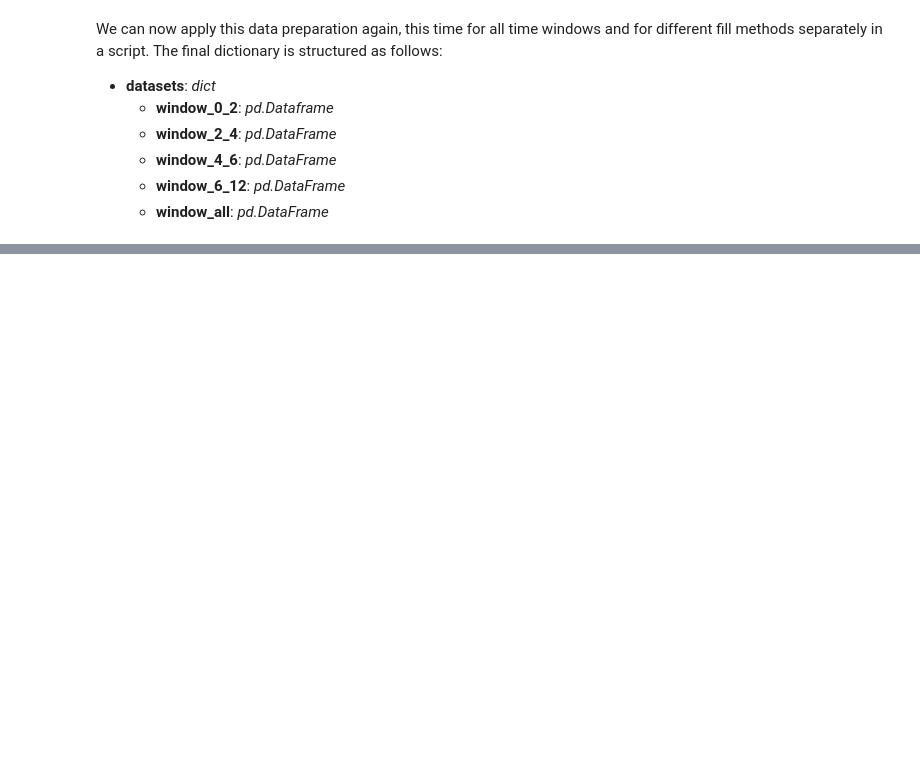
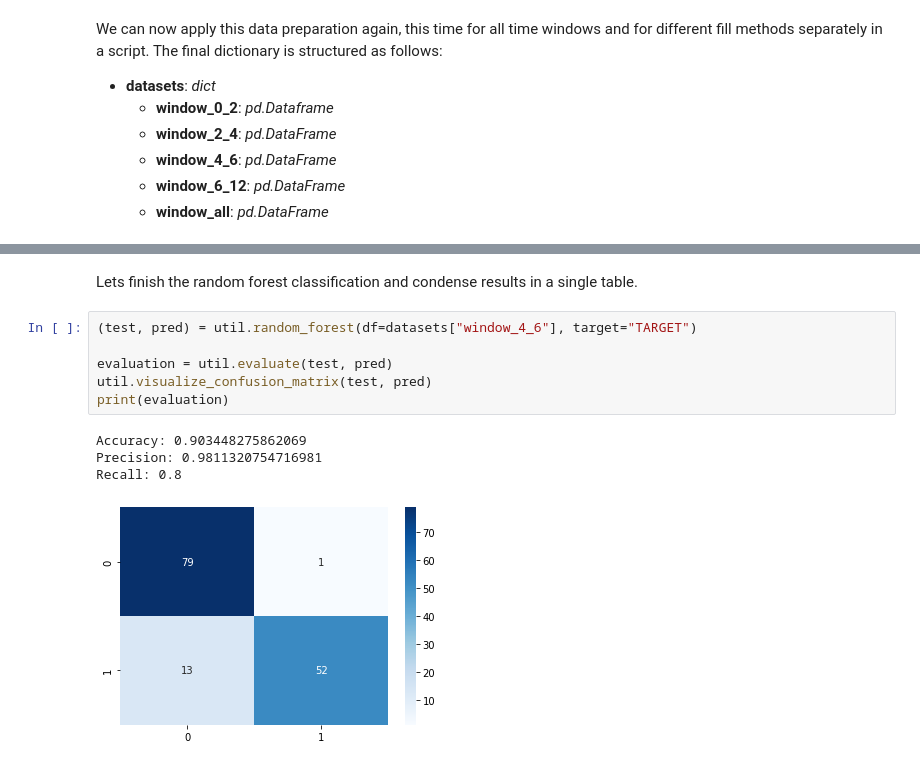
Before and after one commit to JakobSkornik/covid19-admission, a Jupyter notebook: main.ipynb, the cells around one changed output, grey strips where cells are left out. Drawn from its saved outputs; the diff is of its cells as text; blank space fills up the shorter version.

```diff
--- a/main.ipynb
+++ b/main.ipynb
@@ -323,0 +351,13 @@ test = datasets["window_0_2"]
+# %% [markdown]
+Lets finish the random forest classification and condense results in a single table.
+# %%
+(test, pred) = util.random_forest(df=datasets["window_4_6"], target="TARGET")
+
+evaluation = util.evaluate(test, pred)
+util.visualize_confusion_matrix(test, pred)
+print(evaluation)
+# %% [output]
+Accuracy: 0.903448275862069
+Precision: 0.9811320754716981
+Recall: 0.8
+[figure, added]
```
Also changed, not shown: parts of 9 cells of this notebook.
